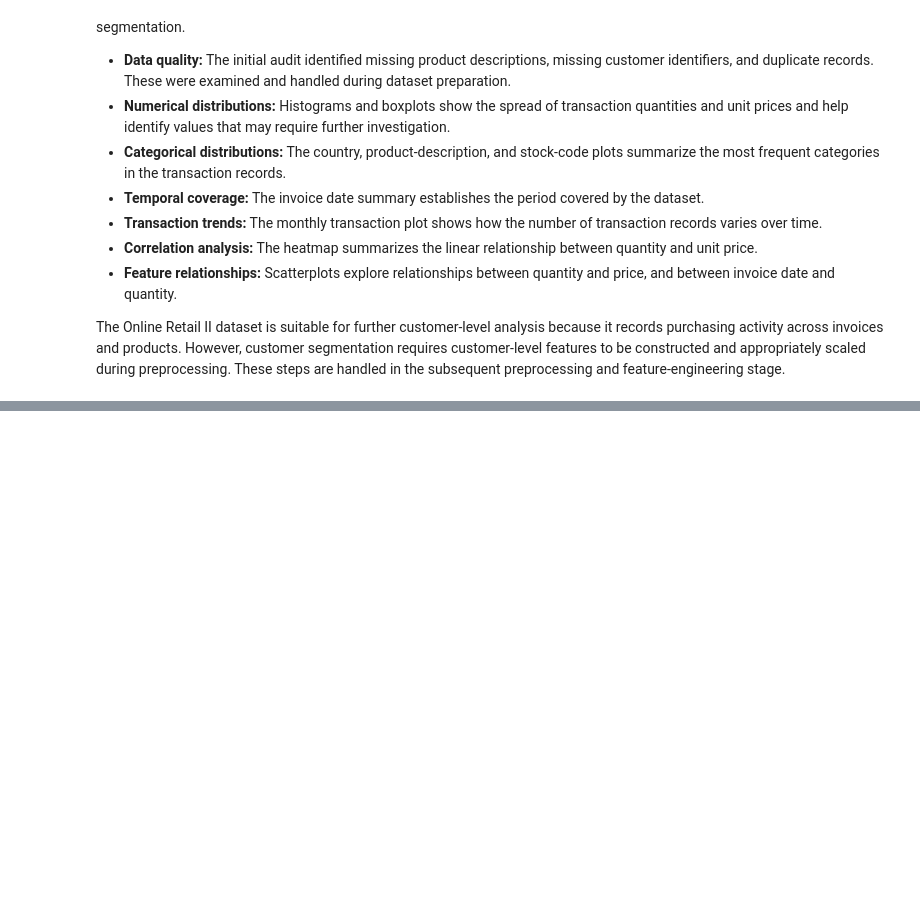
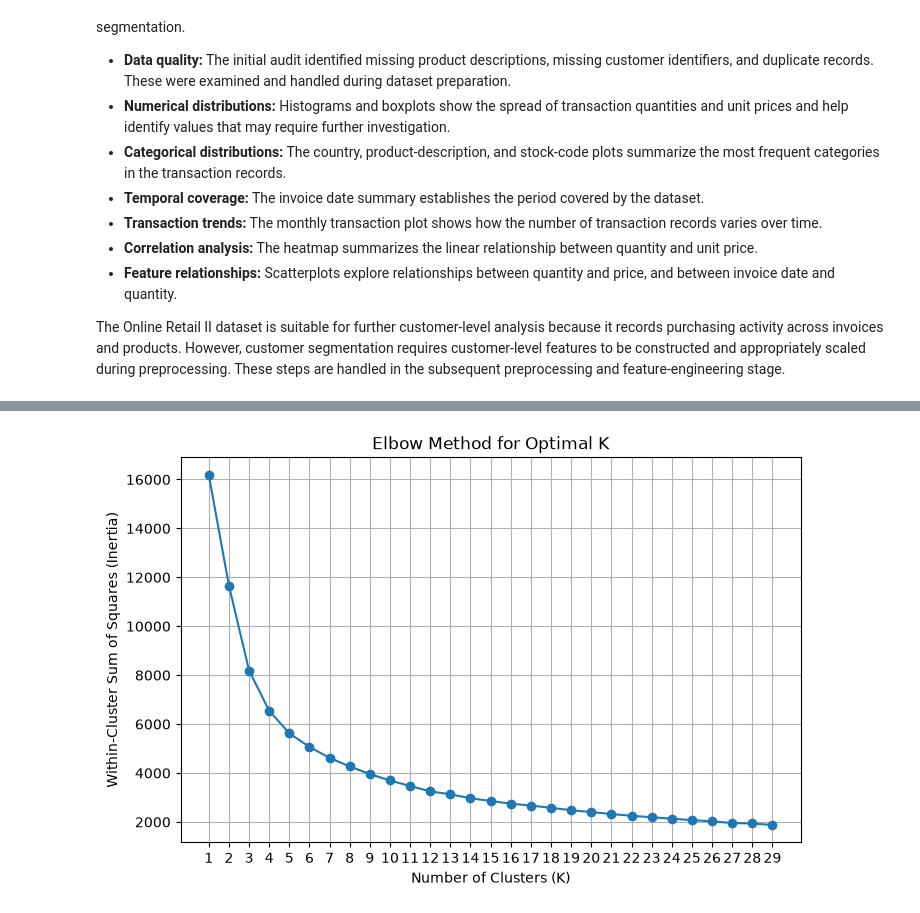
Before and after one commit to snehitha-araveti/ML-Capstone-Project-2026, a Jupyter notebook: notebooks/clustering.ipynb, the cells around one changed output, grey strips where cells are left out. Drawn from its saved outputs; the diff is of its cells as text; code cells hidden in the pictures; blank space fills up the shorter version.

Commit message:
Implemented K - means Cluterings and it's Evaluation metrics and also visualized Elbow curve,PCA visualization,t-SNE visualization

```diff
--- a/notebooks/clustering.ipynb
+++ b/notebooks/clustering.ipynb
@@ -383,0 +386,6 @@ The Online Retail II dataset is suitable for further customer-level analysis bec
+# %%
+df["InvoiceDate"] = pd.to_datetime(df["InvoiceDate"])
+df["Invoice"] = df["Invoice"].astype(str)
+
+print("Original transaction rows:", len(df))
+print("Unique customers:", df["Customer ID"].nunique())
@@ -383,0 +487,11 @@ The Online Retail II dataset is suitable for further customer-level analysis bec
+# %%
+X_train_log = np.log1p(X_train)
+X_test_log = np.log1p(X_test)
+
+scaler = RobustScaler()
+
+X_train_scaled = scaler.fit_transform(X_train_log)
+X_test_scaled = scaler.transform(X_test_log)
+
+print("Scaled training shape:", X_train_scaled.shape)
+print("Scaled testing shape:", X_test_scaled.shape)
@@ -383,0 +579,28 @@ The Online Retail II dataset is suitable for further customer-level analysis bec
+# %%
+import matplotlib.pyplot as plt
+
+inertia_values = []
+k_values = range(1, 30)
+
+for k in k_values:
+    model = KMeans(
+        n_clusters=k,
+        init="k-means++",
+        n_init=10,
+        random_state=42
+    )
+
+    model.fit(X_train_scaled)
+    inertia_values.append(model.inertia_)
+
+
+plt.figure(figsize=(8, 5))
+plt.plot(k_values, inertia_values, marker="o")
+plt.xlabel("Number of Clusters (K)")
+plt.ylabel("Within-Cluster Sum of Squares (Inertia)")
+plt.title("Elbow Method for Optimal K")
+plt.xticks(list(k_values))
+plt.grid(True)
+plt.show()
+# %% [output]
+[figure, added]
```
Also changed, not shown: parts of 34 cells of this notebook.
